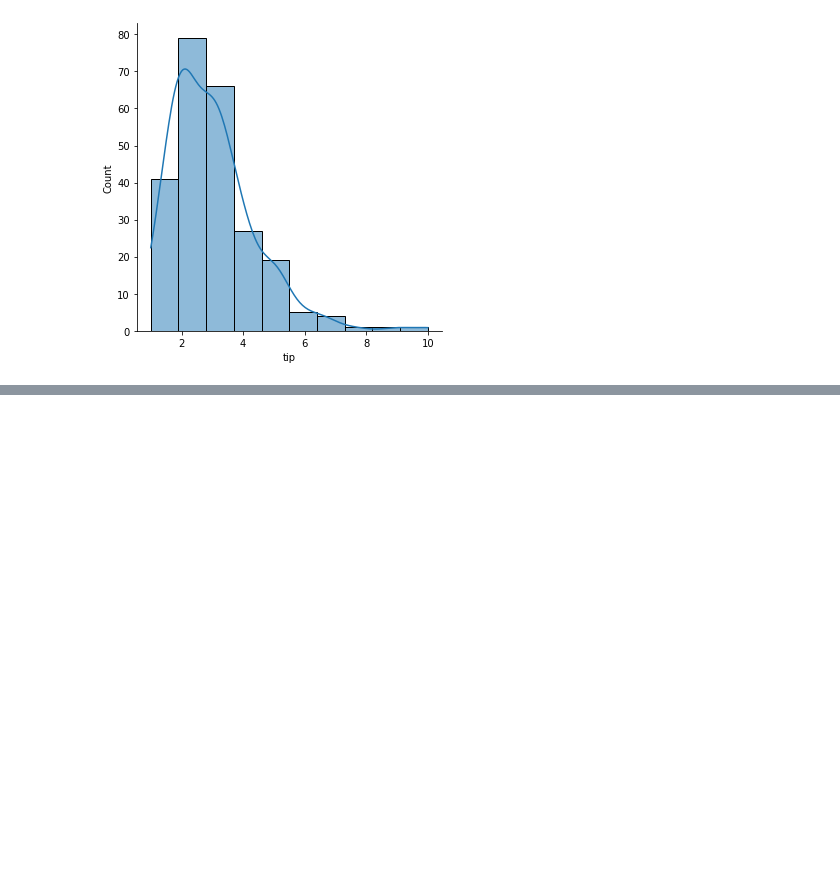
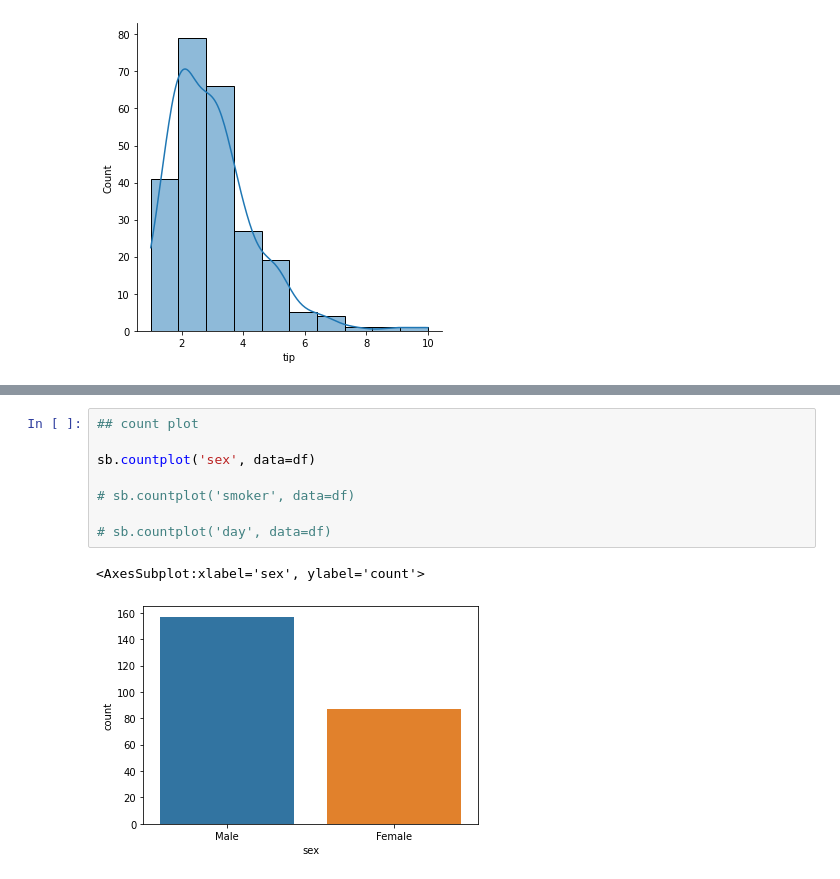
Before and after one commit to Neeteshking21/data-Science-, a Jupyter notebook: Seaborn.ipynb, the cells around one changed output, grey strips where cells are left out. Cells and saved outputs as stored; diff of their text form; blank space fills up the shorter version.

Commit message:
Seaborn -> added boxplot(), violinplot(), countplot(), barplot()

```diff
--- a/Seaborn.ipynb
+++ b/Seaborn.ipynb
@@ -133,0 +145,11 @@ sb.displot(df['tip'], kde=True, bins=10)
+# %%
+## count plot
+
+sb.countplot('sex', data=df)
+
+# sb.countplot('smoker', data=df)
+
+# sb.countplot('day', data=df)
+# %% [output]
+<AxesSubplot:xlabel='sex', ylabel='count'>
+[figure, added]
```
Also changed, not shown: parts of 12 cells of this notebook.
